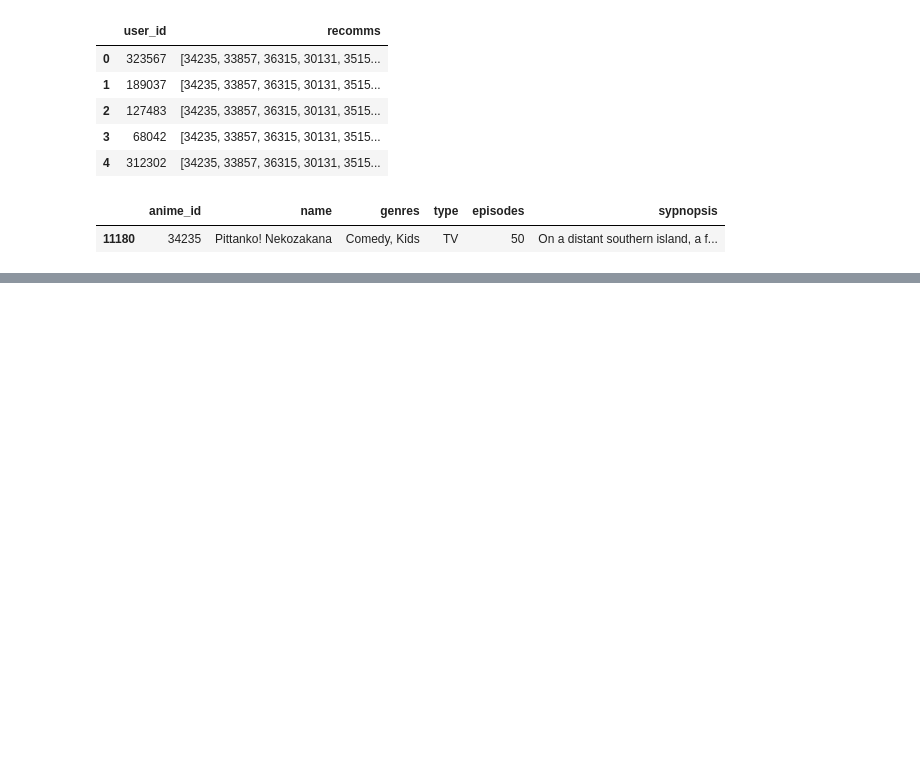
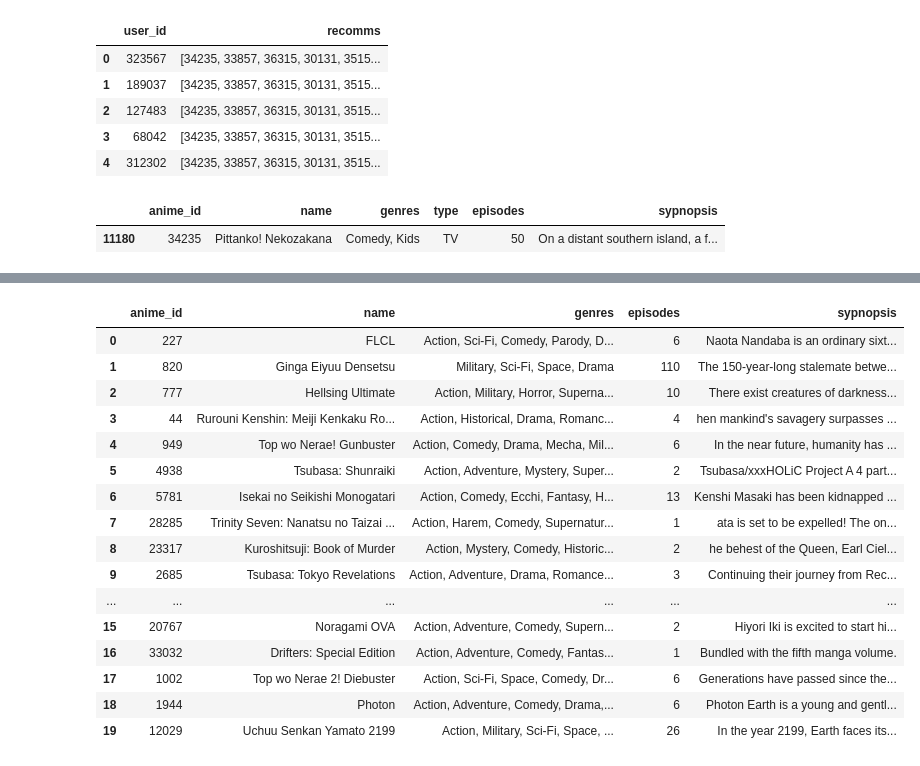
Before and after one commit to exehernandez/Sistema_recomendacion, a Jupyter notebook: TP4_imprimir_recomendaciones.ipynb, the cells around one changed output, grey strips where cells are left out. Cells and saved outputs as stored; diff of their text form; code cells hidden in the pictures; blank space fills up the shorter version.

```diff
--- a/TP4_imprimir_recomendaciones.ipynb
+++ b/TP4_imprimir_recomendaciones.ipynb
@@ -149,0 +202,22 @@ base_de_datos[base_de_datos.anime_id == 34235]
+# %%
+ova_df = pd.merge(ova, base_de_datos, left_on='Name', right_on='name')
+ova_df = ova_df.drop(['Name', 'type'], axis=1)
+ova_df
+# %% [output]
+|  | anime_id | name | genres | episodes | sypnopsis |
+| 0 | 227 | FLCL | Action, Sci-Fi, Comedy, Parody, D... | 6 | Naota Nandaba is an ordinary sixt... |
+| 1 | 820 | Ginga Eiyuu Densetsu | Military, Sci-Fi, Space, Drama | 110 | The 150-year-long stalemate betwe... |
+| 2 | 777 | Hellsing Ultimate | Action, Military, Horror, Superna... | 10 | There exist creatures of darkness... |
+| 3 | 44 | Rurouni Kenshin: Meiji Kenkaku Ro... | Action, Historical, Drama, Romanc... | 4 | hen mankind's savagery surpasses ... |
+| 4 | 949 | Top wo Nerae! Gunbuster | Action, Comedy, Drama, Mecha, Mil... | 6 | In the near future, humanity has ... |
+| 5 | 4938 | Tsubasa: Shunraiki | Action, Adventure, Mystery, Super... | 2 | Tsubasa/xxxHOLiC Project A 4 part... |
+| 6 | 5781 | Isekai no Seikishi Monogatari | Action, Comedy, Ecchi, Fantasy, H... | 13 | Kenshi Masaki has been kidnapped ... |
+| 7 | 28285 | Trinity Seven: Nanatsu no Taizai ... | Action, Harem, Comedy, Supernatur... | 1 | ata is set to be expelled! The on... |
+| 8 | 23317 | Kuroshitsuji: Book of Murder | Action, Mystery, Comedy, Historic... | 2 | he behest of the Queen, Earl Ciel... |
+| 9 | 2685 | Tsubasa: Tokyo Revelations | Action, Adventure, Drama, Romance... | 3 | Continuing their journey from Rec... |
+| ... | ... | ... | ... | ... | ... |
+| 15 | 20767 | Noragami OVA | Action, Adventure, Comedy, Supern... | 2 | Hiyori Iki is excited to start hi... |
+| 16 | 33032 | Drifters: Special Edition | Action, Adventure, Comedy, Fantas... | 1 | Bundled with the fifth manga volume. |
+| 17 | 1002 | Top wo Nerae 2! Diebuster | Action, Sci-Fi, Space, Comedy, Dr... | 6 | Generations have passed since the... |
+| 18 | 1944 | Photon | Action, Adventure, Comedy, Drama,... | 6 | Photon Earth is a young and gentl... |
+| 19 | 12029 | Uchuu Senkan Yamato 2199 | Action, Military, Sci-Fi, Space, ... | 26 | In the year 2199, Earth faces its... |
```
Also changed, not shown: parts of 11 cells of this notebook, 7 other files.
